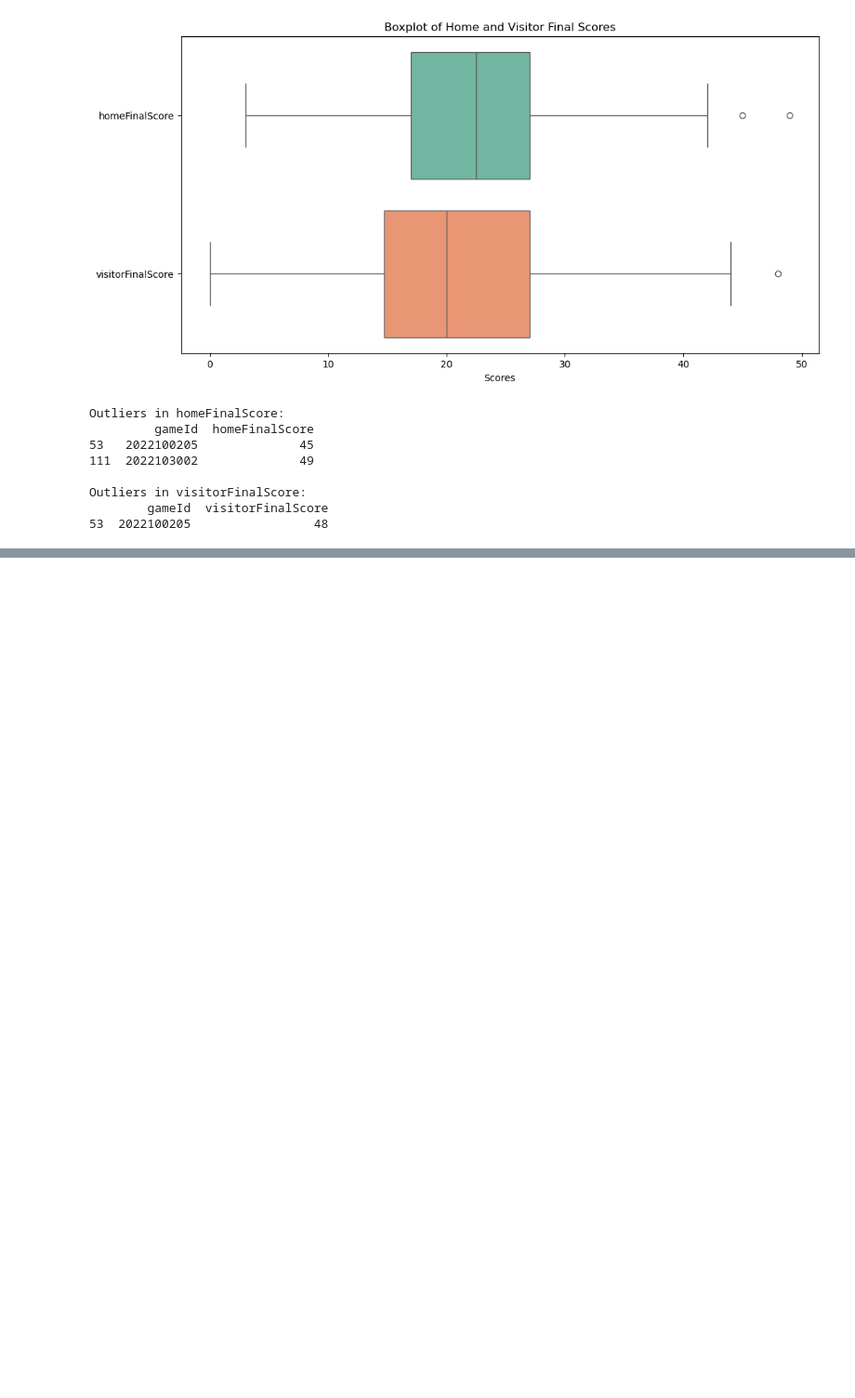
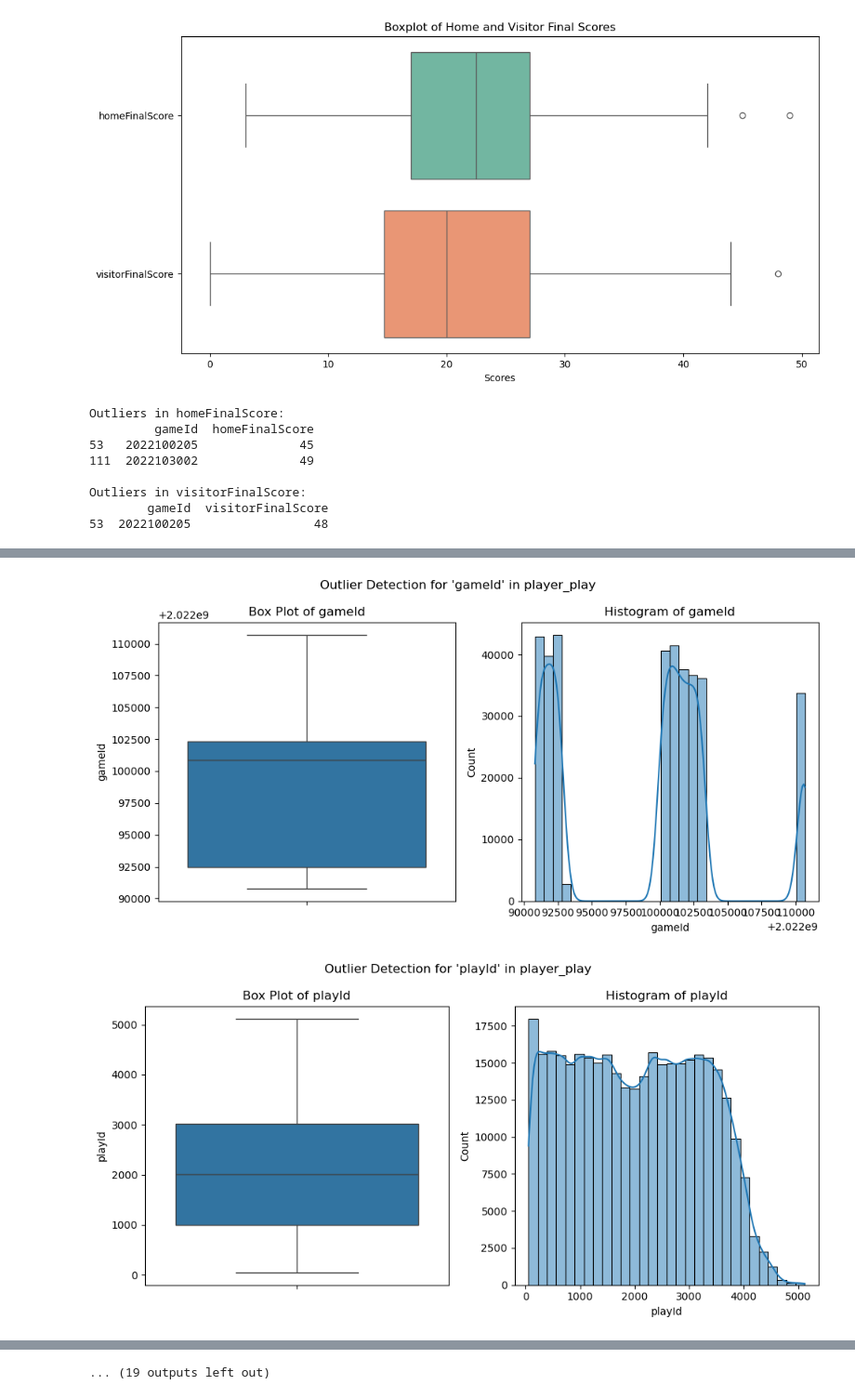
Before and after one commit to ozzyozbourne/CS661, a Jupyter notebook: midterm/Midterm.ipynb, the cells around one changed output, grey strips where cells are left out. Shown at 93% size. Saved outputs shown, nothing was run; the diff lists cells and outputs as text; code cells hidden in the pictures; blank space fills up the shorter version.

```diff
--- a/midterm/Midterm.ipynb
+++ b/midterm/Midterm.ipynb
@@ -183,0 +237,5 @@ Outliers in visitorFinalScore:
+# %%
+eda.plottingOutliers('player_play')
+# %% [output]
+[figure, added]
+[figure, added]
@@ -183,0 +252 @@ Outliers in visitorFinalScore:
+... (19 outputs left out)
```
Also changed, not shown: parts of 7 cells of this notebook, 1 other file.
